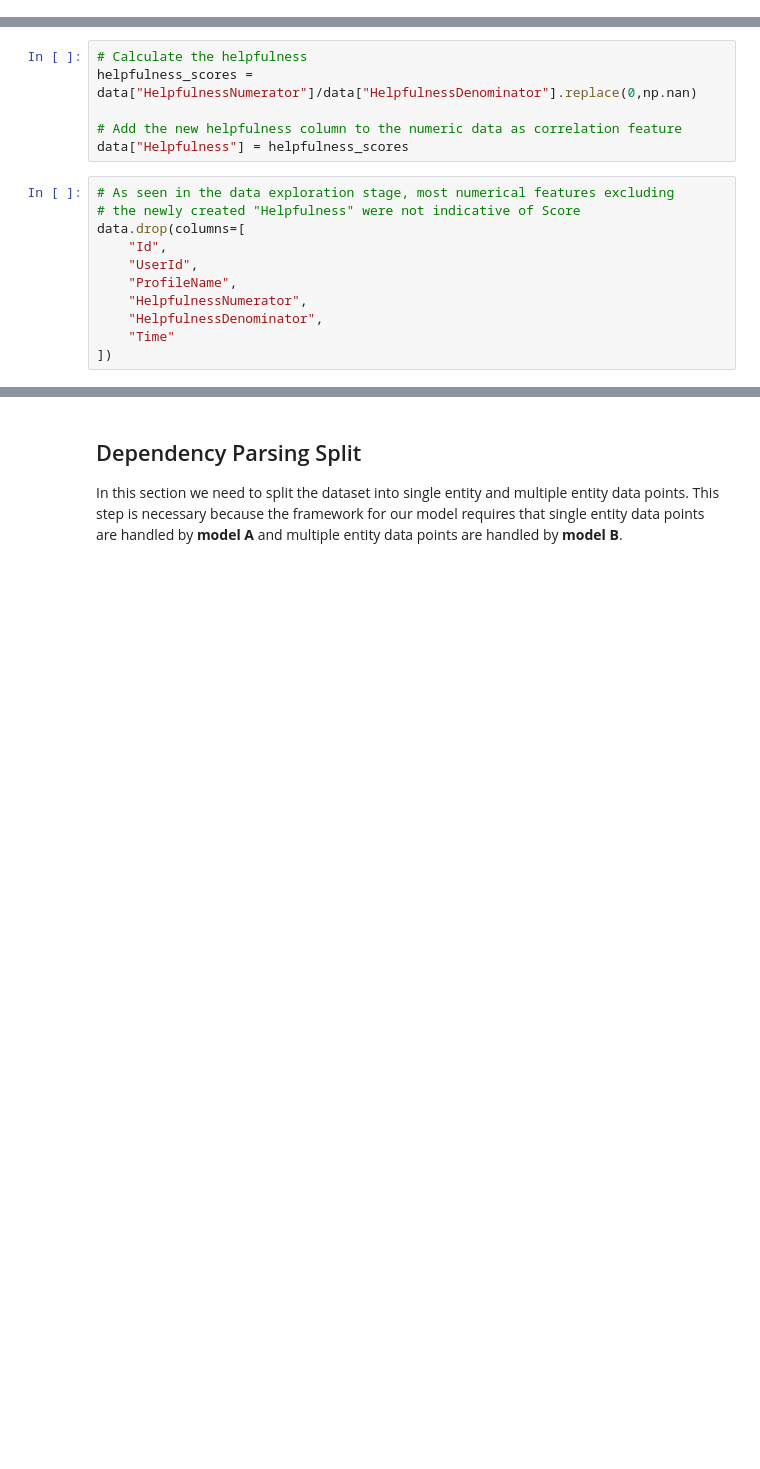
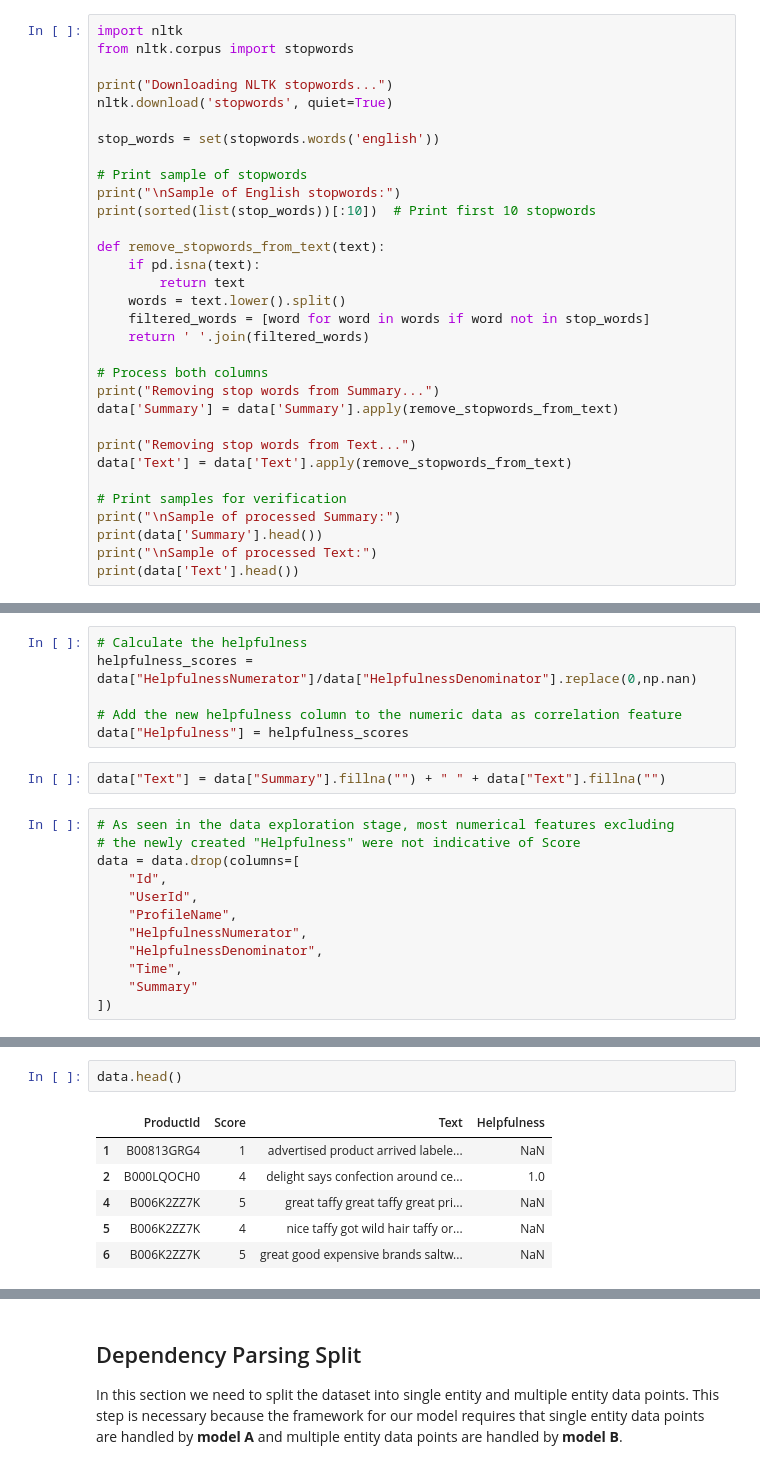
Before and after one commit to Cyrus-Kwan/Amazon-Sentiment-Analysis, a Jupyter notebook: src/cleaning/cleaning.ipynb, the cells around one changed output, grey strips where cells are left out. Saved outputs shown, nothing was run; the diff lists cells and outputs as text; blank space fills up the shorter version.

```diff
--- a/src/cleaning/cleaning.ipynb
+++ b/src/cleaning/cleaning.ipynb
@@ -71,3 +68,35 @@ data["Text"] = data["Text"].apply(tokenizer)
 # %% [markdown]
 ## Remove Filler Words
 Some words like "I", "the", "a", etc. don't impact the sentiment of the text content. Remove these words from all review content so there is less redundant features for the final model.
+# %%
+import nltk
+from nltk.corpus import stopwords
+
+print("Downloading NLTK stopwords...")
+nltk.download('stopwords', quiet=True)
+
+stop_words = set(stopwords.words('english'))
+
+# Print sample of stopwords
+print("\nSample of English stopwords:")
+print(sorted(list(stop_words))[:10])  # Print first 10 stopwords
+
+def remove_stopwords_from_text(text):
+    if pd.isna(text):
+        return text
+    words = text.lower().split()
+    filtered_words = [word for word in words if word not in stop_words]
+    return ' '.join(filtered_words)
+
+# Process both columns
+print("Removing stop words from Summary...")
+data['Summary'] = data['Summary'].apply(remove_stopwords_from_text)
+
+print("Removing stop words from Text...")
+data['Text'] = data['Text'].apply(remove_stopwords_from_text)
+
+# Print samples for verification
+print("\nSample of processed Summary:")
+print(data['Summary'].head())
+print("\nSample of processed Text:")
+print(data['Text'].head())
@@ -173,14 +220,17 @@ helpfulness_scores = data["HelpfulnessNumerator"]/data["HelpfulnessDenominator"]
 
 # Add the new helpfulness column to the numeric data as correlation feature
 data["Helpfulness"] = helpfulness_scores
+# %%
+data["Text"] = data["Summary"].fillna("") + " " + data["Text"].fillna("")
 # %%
 # As seen in the data exploration stage, most numerical features excluding
 # the newly created "Helpfulness" were not indicative of Score
-data.drop(columns=[
+data = data.drop(columns=[
     "Id",
     "UserId",
     "ProfileName",
     "HelpfulnessNumerator",
     "HelpfulnessDenominator",
-    "Time"
+    "Time",
+    "Summary"
 ])
@@ -200,0 +237,9 @@ data.drop(columns=[
+# %%
+data.head()
+# %% [output]
+|  | ProductId | Score | Text | Helpfulness |
+| 1 | B00813GRG4 | 1 | advertised product arrived labele... | NaN |
+| 2 | B000LQOCH0 | 4 | delight says confection around ce... | 1.0 |
+| 4 | B006K2ZZ7K | 5 | great taffy great taffy great pri... | NaN |
+| 5 | B006K2ZZ7K | 4 | nice taffy got wild hair taffy or... | NaN |
+| 6 | B006K2ZZ7K | 5 | great good expensive brands saltw... | NaN |
```
Also changed, not shown: parts of 28 cells of this notebook, 2 other files.
